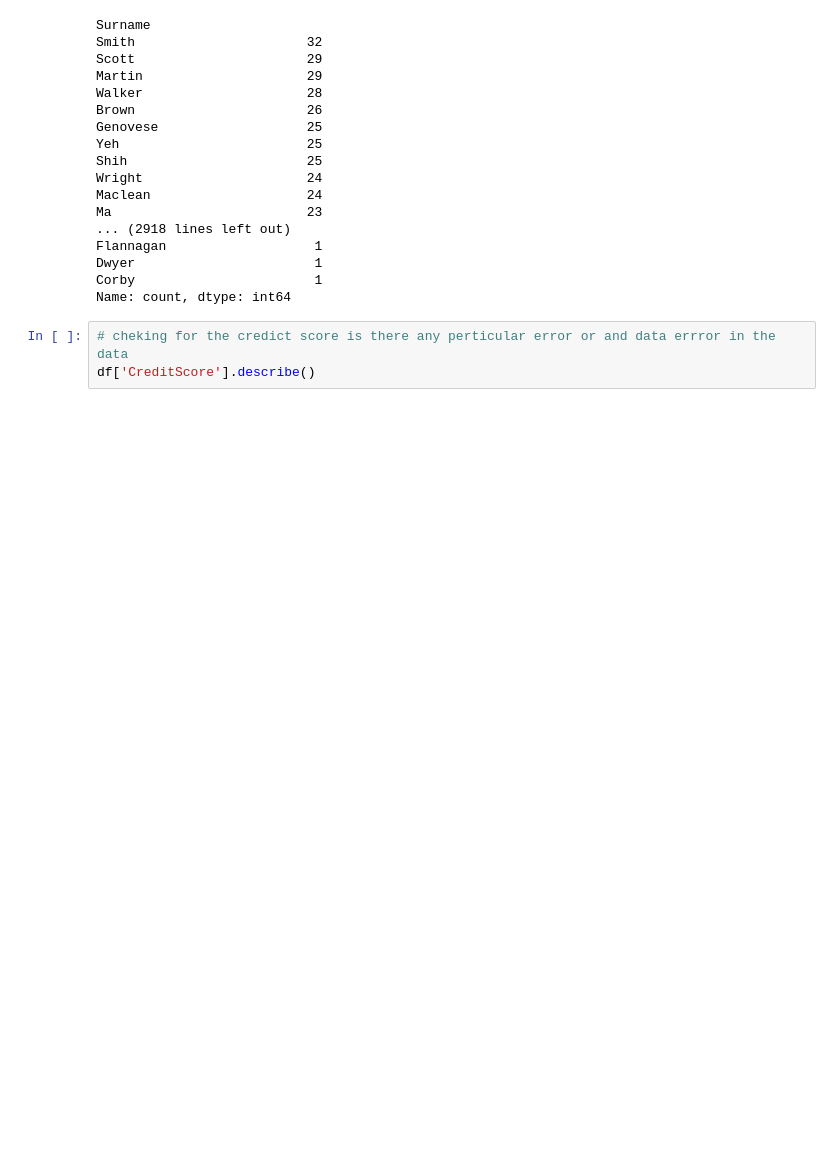
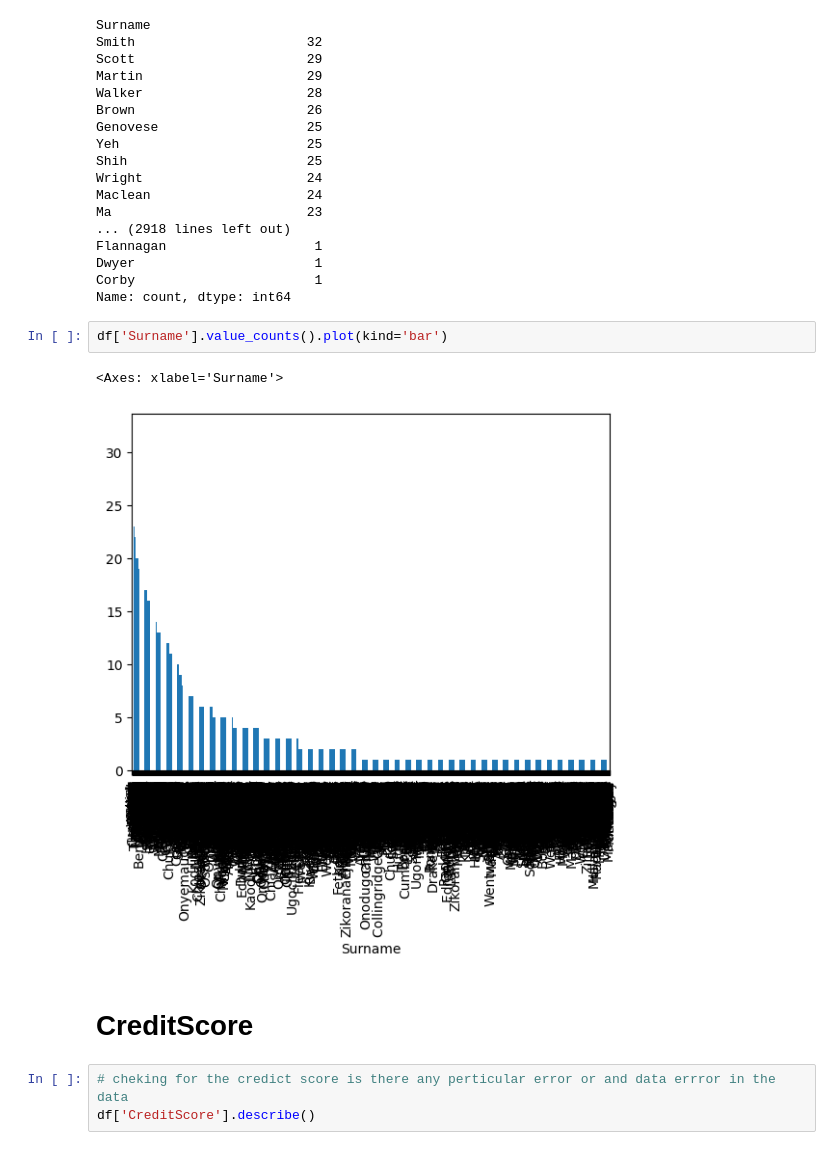
Before and after one commit to karansingh-chauhan/bank-customer-churn-modeling, a Jupyter notebook: notebook/main.ipynb, the cells around one changed output. Cells and saved outputs as stored; diff of their text form; blank space fills up the shorter version.

```diff
--- a/notebook/main.ipynb
+++ b/notebook/main.ipynb
@@ -121,6 +148,13 @@ Flannagan                   1
 Dwyer                       1
 Corby                       1
 Name: count, dtype: int64
+# %%
+df['Surname'].value_counts().plot(kind='bar')
+# %% [output]
+<Axes: xlabel='Surname'>
+[figure, added]
+# %% [markdown]
+# CreditScore
 # %%
 # cheking for the credict score is there any perticular error or and data errror in the data
 df['CreditScore'].describe()
```
Also changed, not shown: parts of 117 cells of this notebook.
